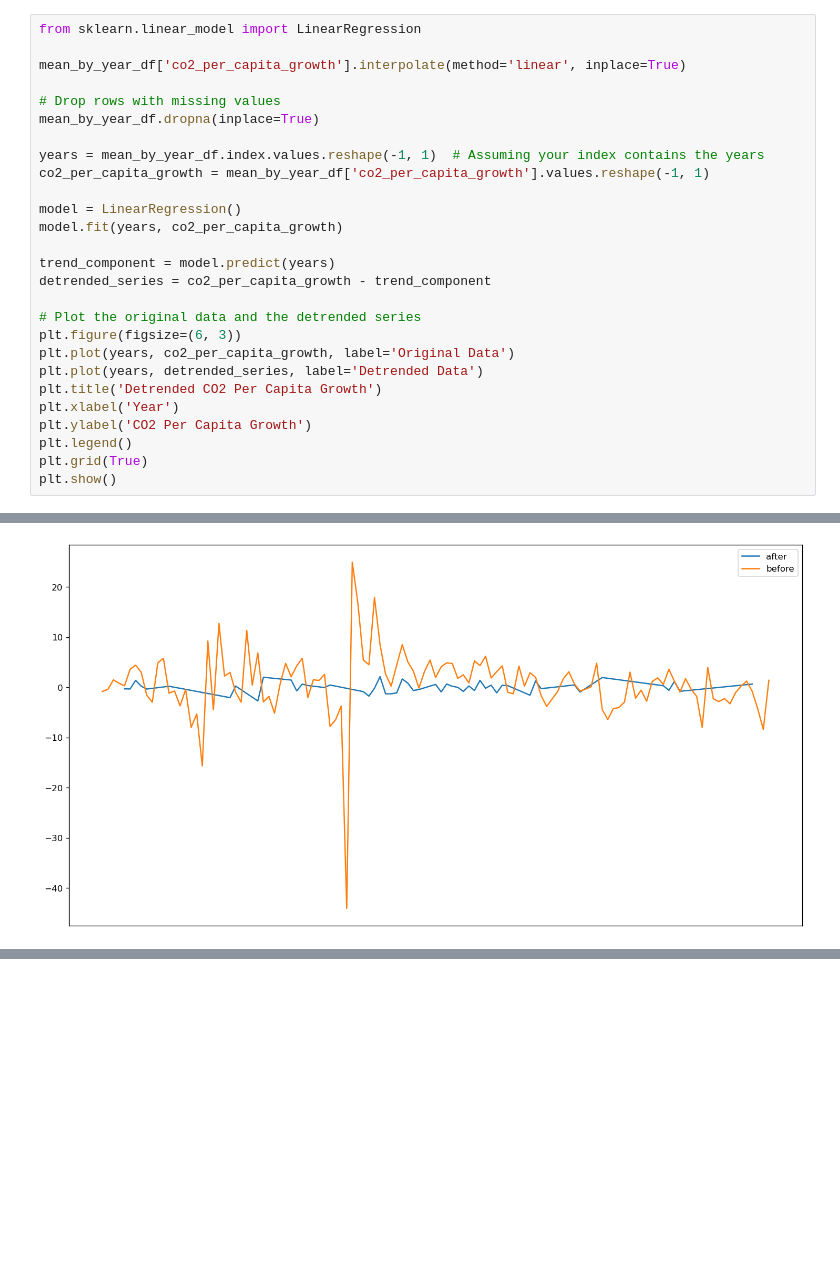
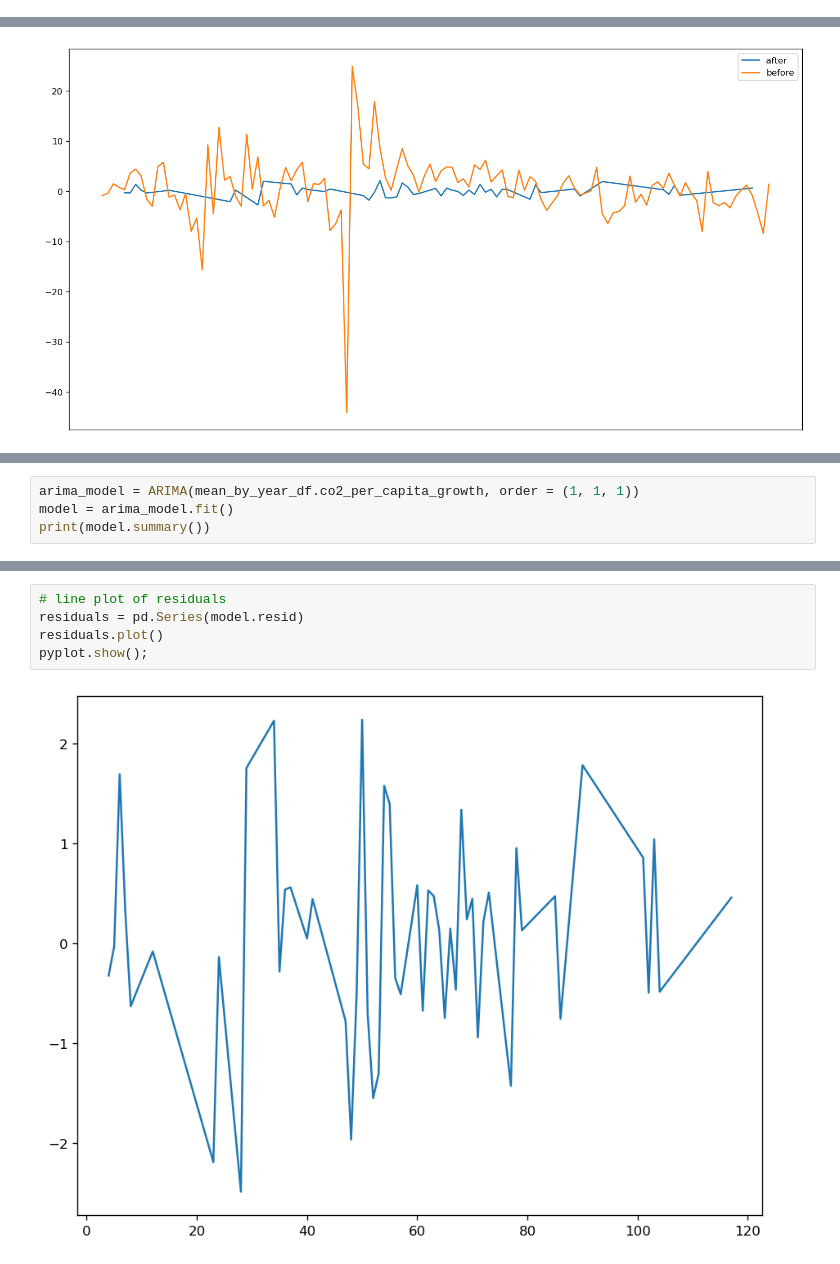
Before and after one commit to L-dos-Santos/final-project, a Jupyter notebook: Final Project.ipynb, the cells around one changed output, grey strips where cells are left out. Drawn from its saved outputs; the diff is of its cells as text; blank space fills up the shorter version.

Commit message:
ARIMA

```diff
--- a/Final Project.ipynb
+++ b/Final Project.ipynb
@@ -381,27 +351,0 @@ plt.show()
-# %%
-from sklearn.linear_model import LinearRegression
-
-mean_by_year_df['co2_per_capita_growth'].interpolate(method='linear', inplace=True)
-
-# Drop rows with missing values
-mean_by_year_df.dropna(inplace=True)
-
-years = mean_by_year_df.index.values.reshape(-1, 1)  # Assuming your index contains the years
-co2_per_capita_growth = mean_by_year_df['co2_per_capita_growth'].values.reshape(-1, 1)
-
-model = LinearRegression()
-model.fit(years, co2_per_capita_growth)
-
-trend_component = model.predict(years)
-detrended_series = co2_per_capita_growth - trend_component
-
-# Plot the original data and the detrended series
-plt.figure(figsize=(6, 3))
-plt.plot(years, co2_per_capita_growth, label='Original Data')
-plt.plot(years, detrended_series, label='Detrended Data')
-plt.title('Detrended CO2 Per Capita Growth')
-plt.xlabel('Year')
-plt.ylabel('CO2 Per Capita Growth')
-plt.legend()
-plt.grid(True)
-plt.show()
@@ -461,0 +406,4 @@ Critical values:
+# %%
+arima_model = ARIMA(mean_by_year_df.co2_per_capita_growth, order = (1, 1, 1))
+model = arima_model.fit()
+print(model.summary())
@@ -461,0 +428,7 @@ Critical values:
+# %%
+# line plot of residuals
+residuals = pd.Series(model.resid)
+residuals.plot()
+pyplot.show();
+# %% [output]
+[figure, added]
```
Also changed, not shown: parts of 14 cells of this notebook.
